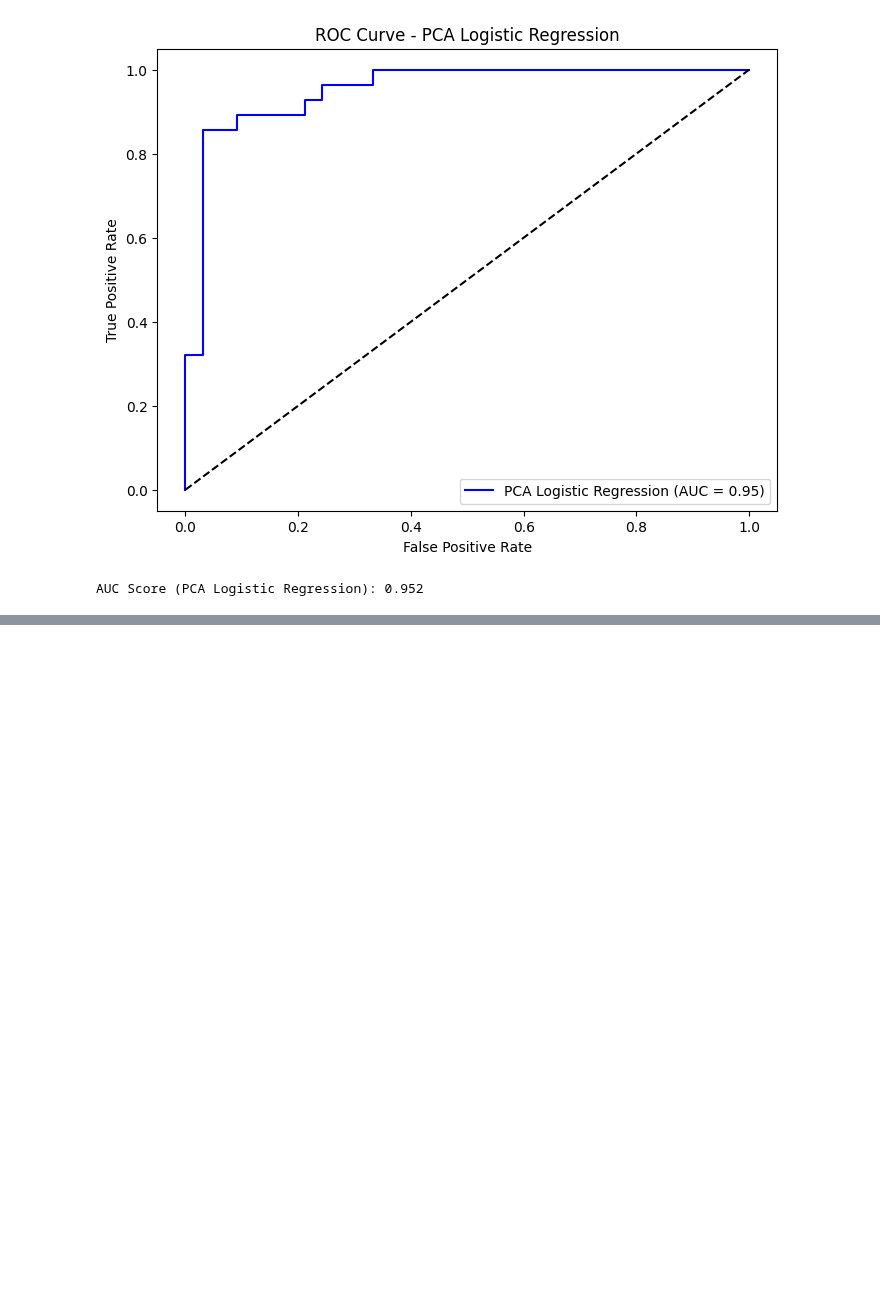
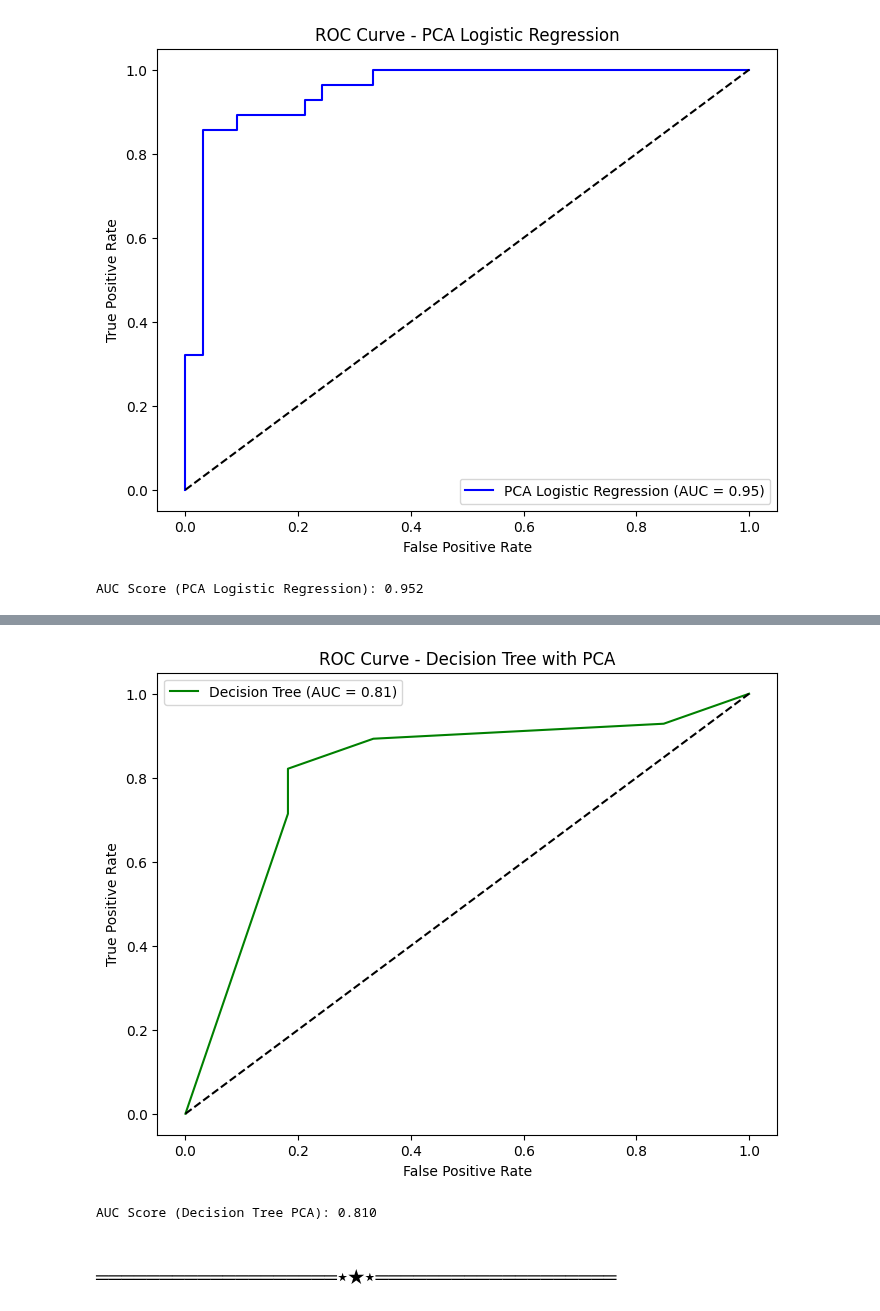
Before and after one commit to don-06don/heartdisease-ML-Model, a Jupyter notebook: notebooks/04_supervised_learning.ipynb, the cells around one changed output, grey strips where cells are left out. Drawn from its saved outputs; the diff is of its cells as text; code cells hidden in the pictures; blank space fills up the shorter version.

```diff
--- a/notebooks/04_supervised_learning.ipynb
+++ b/notebooks/04_supervised_learning.ipynb
@@ -193,0 +291,12 @@ AUC Score (PCA Logistic Regression): 0.952
+# %%
+X_train_pca, X_test_pca, y_train_pca, y_test_pca = train_test_split(
+    X_pca, y, test_size=0.2, random_state=42, stratify=y
+)
+dt_pca = DecisionTreeClassifier(random_state=42, max_depth=5)
+dt_pca.fit(X_train_pca, y_train_pca)
+y_pred_pca = dt_pca.predict(X_test_pca)
+y_prob_pca = dt_pca.predict_proba(X_test_pca)[:,1]
+
+print("🔹 Decision Tree - PCA Features")
+print("Accuracy:", accuracy_score(y_test_pca, y_pred_pca))
+print(classification_report(y_test_pca, y_pred_pca))
@@ -193,0 +331,19 @@ AUC Score (PCA Logistic Regression): 0.952
+# %%
+fpr, tpr, _ = roc_curve(y_test_pca, y_prob_pca)
+auc_score = roc_auc_score(y_test_pca, y_prob_pca)
+
+plt.figure(figsize=(8,6))
+plt.plot(fpr, tpr, label=f"Decision Tree (AUC = {auc_score:.2f})", color="green")
+plt.plot([0,1],[0,1],'k--')
+plt.xlabel("False Positive Rate")
+plt.ylabel("True Positive Rate")
+plt.title("ROC Curve - Decision Tree with PCA")
+plt.legend()
+plt.show()
+
+print(f"AUC Score (Decision Tree PCA): {auc_score:.3f}")
+# %% [output]
+[figure, added]
+AUC Score (Decision Tree PCA): 0.810
+# %% [markdown]
+### ═══════════════════⋆★⋆═══════════════════
```
Also changed, not shown: parts of 28 cells of this notebook, 2 other files.
